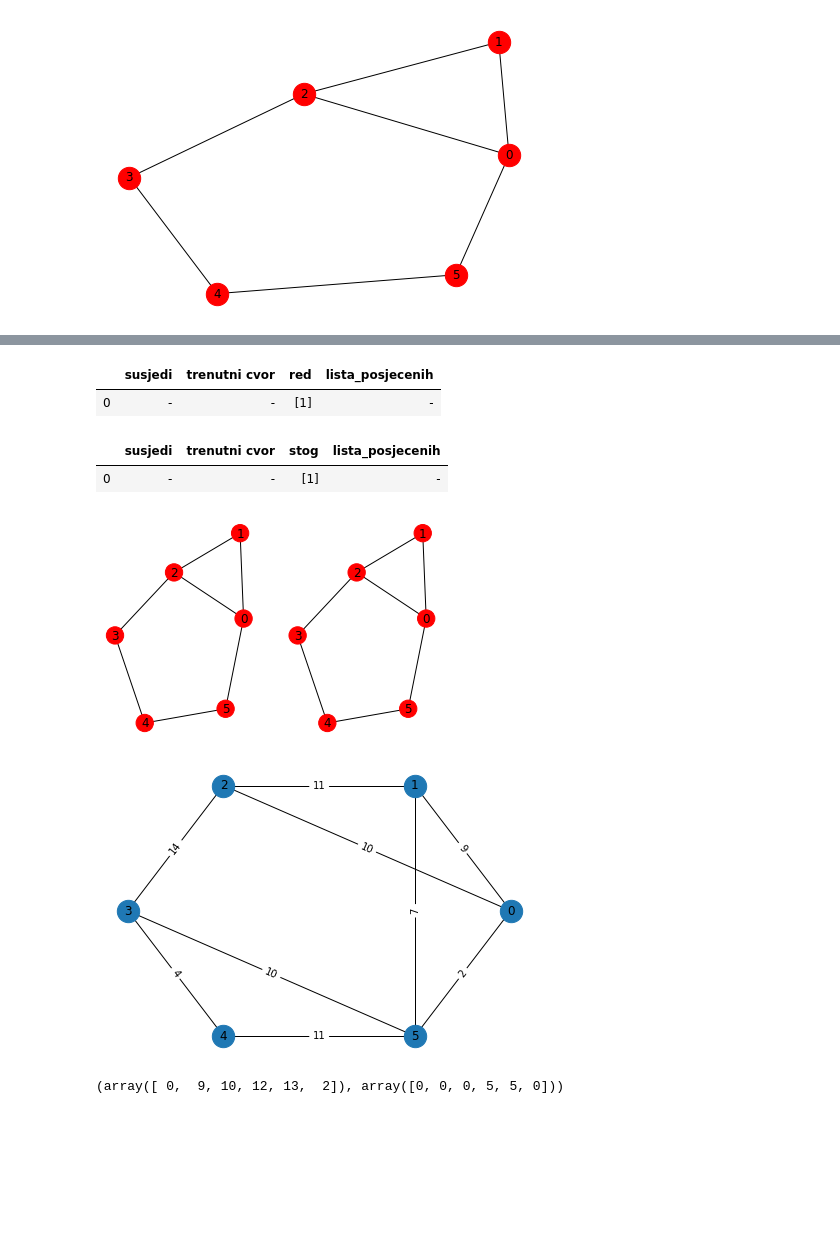
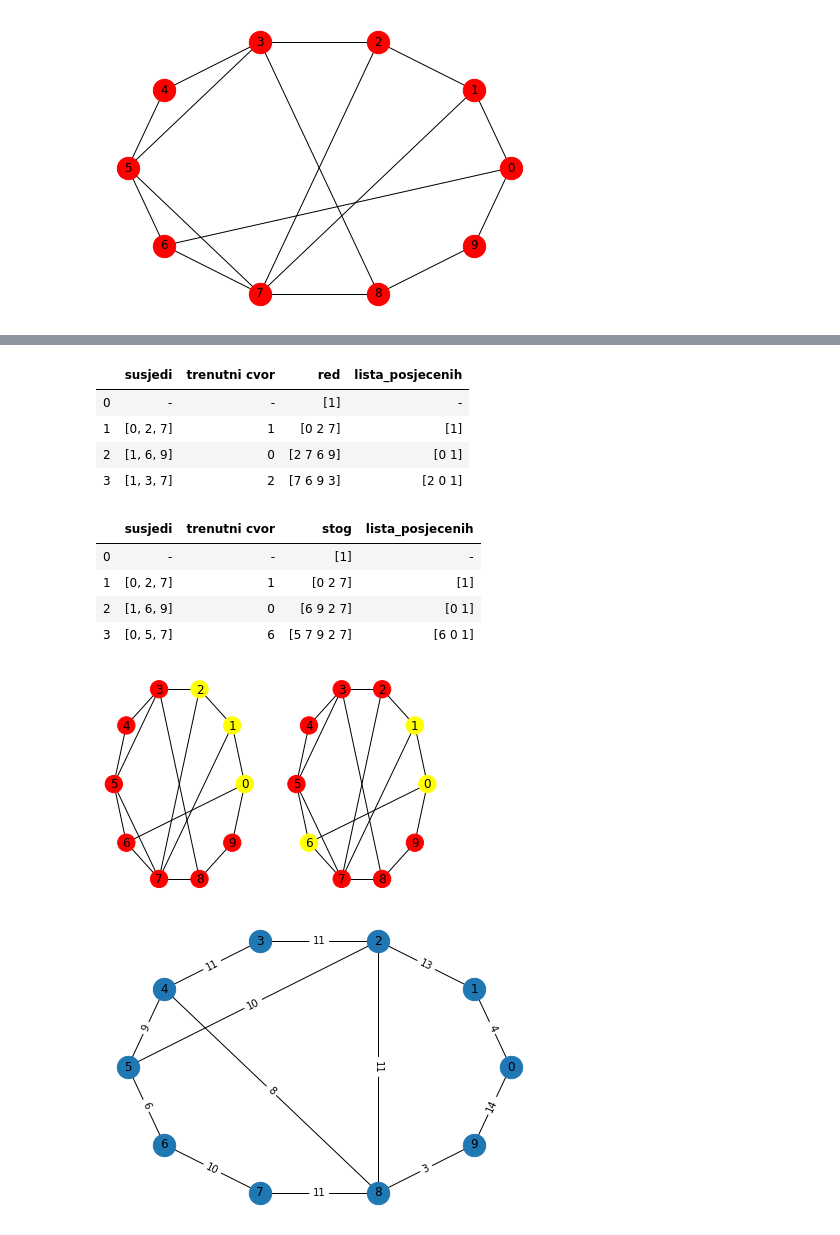
Before and after one commit to nivuckovic/matematicki-softver-esej1, a Jupyter notebook: BFS.ipynb, the cells around one changed output, grey strips where cells are left out. Cells and saved outputs as stored; diff of their text form; code cells hidden in the pictures; blank space fills up the shorter version.

```diff
--- a/BFS.ipynb
+++ b/BFS.ipynb
@@ -224,23 +224,23 @@ def DFS(G, pocetni_cvor, ciljni_cvor):
             red = pd.Series([str(sorted(G[trenutni_cvor])), str(trenutni_cvor), str(s), str(put_obilaska_stabla)], index=df.columns)
             df = df.append(red, ignore_index=True)
 # %%
-broj_cvorova = 6
+broj_cvorova = 10
 pocetni_cvor = 1
 ciljni_cvor = 4
 # %%
 # s ovim generiram random povezan graf
-G = nx.generators.random_graphs.newman_watts_strogatz_graph(broj_cvorova, 2, 0.4, np.random.randint(10000))
+G = nx.generators.random_graphs.newman_watts_strogatz_graph(broj_cvorova, 3, 0.7, np.random.randint(10000))
 
-pos_G = nx.kamada_kawai_layout(G)
+pos_G = nx.shell_layout(G)
 nx.draw(G, pos_G, node_size=500, with_labels=True, node_color='red')
 # %% [output]
-[figure, old version]
+[figure, new version]
 # %%
-def ispisi_output():
+def ispisi_output_1():
 
     clear_output(wait=True)
 
-    display(HBox, output)
+    display(HBox_1, output_1)
 
     for index, ime_algoritma in enumerate(imena_algoritama):
         node_colors[ime_algoritma] = [node_colors_map[ime_algoritma][node] for node in G.nodes()]
@@ -256,7 +256,7 @@ def promjeni_boju_cvora(put_1, put_2, colors_map, boja):
             put_2.push(put_1.pop())
             colors_map[put_2.front()] = boja;
 
-def sljedeci_clicked(b):
+def sljedeci_1_clicked(b):
     global brojac
     global max_brojac
 
@@ -266,9 +266,9 @@ def sljedeci_clicked(b):
                             )
     brojac = min(brojac + 1, max_brojac)
 
-    ispisi_output()
+    ispisi_output_1()
 
-def prethodni_clicked(b):
+def prethodni_1_clicked(b):
     global brojac
 
     for ime_algoritma in imena_algoritama:
@@ -277,50 +277,56 @@ def prethodni_clicked(b):
                             )
     brojac = max(0, brojac - 1)
 
-    ispisi_output()
+    ispisi_output_1()
 # %%
 # definiramo gumbe
-sljedeci = widgets.Button(description=">")
-prethodni = widgets.Button(description="<")
-output = widgets.Output()
-HBox = widgets.HBox([prethodni, sljedeci])
+sljedeci_1 = widgets.Button(description=">")
+prethodni_1 = widgets.Button(description="<")
+output_1 = widgets.Output()
+HBox_1 = widgets.HBox([prethodni_1, sljedeci_1])
 
-sljedeci.on_click(sljedeci_clicked)
-prethodni.on_click(prethodni_clicked)
+sljedeci_1.on_click(sljedeci_1_clicked)
+prethodni_1.on_click(prethodni_1_clicked)
 
 # za dodat novi algoritam samo dodati ime i u varijablu put dodati pripadnu funkciju
 imena_algoritama = ['BFS', 'DFS']
 vrsta = 'put_obilaska'
 
 pokazane_tocke = { ime_algoritma : Stack() for ime_algoritma in imena_algoritama }
 putevi = { 'BFS' : BFS(G, pocetni_cvor, ciljni_cvor)[vrsta],
            'DFS' : DFS(G, pocetni_cvor, ciljni_cvor)[vrsta]
          }
 tablice = { 'BFS' : BFS(G, pocetni_cvor, ciljni_cvor)['tablica'],
            'DFS' : DFS(G, pocetni_cvor, ciljni_cvor)['tablica']
           }
 
 # brojac za ispisivanje tablice
 brojac = 1
 max_brojac = max(len(putevi['BFS']), len(putevi['DFS'])) + 1
 
 # dictionary s bojama za svaki nod
 node_colors_map = { ime_algoritma : { i : 'red' for i in range(len(G)) } for ime_algoritma in imena_algoritama }
 
 # niz odgovarajucih boja
 node_colors = { ime_algoritma : [node_colors_map[ime_algoritma][node] for node in G.nodes()]
                for ime_algoritma in imena_algoritama
               }
 
-ispisi_output()
+ispisi_output_1()
 # %% [output]
 [interactive output not drawn]
 [interactive output not drawn]
 |  | susjedi | trenutni cvor | red | lista_posjecenih |
 | 0 | - | - | [1] | - |
+| 1 | [0, 2, 7] | 1 | [0 2 7] | [1] |
+| 2 | [1, 6, 9] | 0 | [2 7 6 9] | [0 1] |
+| 3 | [1, 3, 7] | 2 | [7 6 9 3] | [2 0 1] |
 |  | susjedi | trenutni cvor | stog | lista_posjecenih |
 | 0 | - | - | [1] | - |
+| 1 | [0, 2, 7] | 1 | [0 2 7] | [1] |
+| 2 | [1, 6, 9] | 0 | [6 9 2 7] | [0 1] |
+| 3 | [0, 5, 7] | 6 | [5 7 9 2 7] | [6 0 1] |
-[figure, old version]
+[figure, new version]
 # %%
 #weights = [ np.random.randint(1,10) for i in range(len(G.edges))]
 
@@ -335,7 +341,7 @@ nx.draw(H, pos_H, node_size=500, with_labels=True)
 weights = nx.get_edge_attributes(H,'weight')
 nx.draw_networkx_edge_labels(H, pos_H, edge_labels=weights);
 # %% [output]
-[figure, old version]
+[figure, new version]
 # %%
 # 1  function Dijkstra(Graph, source):
 # 2      dist[source] ← 0                           // Initialization
@@ -400,15 +425,0 @@ def Dijkstra(G, pocetni_cvor):
-# %%
-q = PriorityQueue()
-
-q.push((20, 2))
-q.push((40, 3))
-q.push((50, 4))
-q.push((10, 5))
-
-x, y = q.pop()
-
-q.set(10, 1)
-
-Dijkstra(G, 0)
-# %% [output]
-(array([ 0,  9, 10, 12, 13,  2]), array([0, 0, 0, 5, 5, 0]))
```
Also changed, not shown: parts of 3 cells of this notebook.
